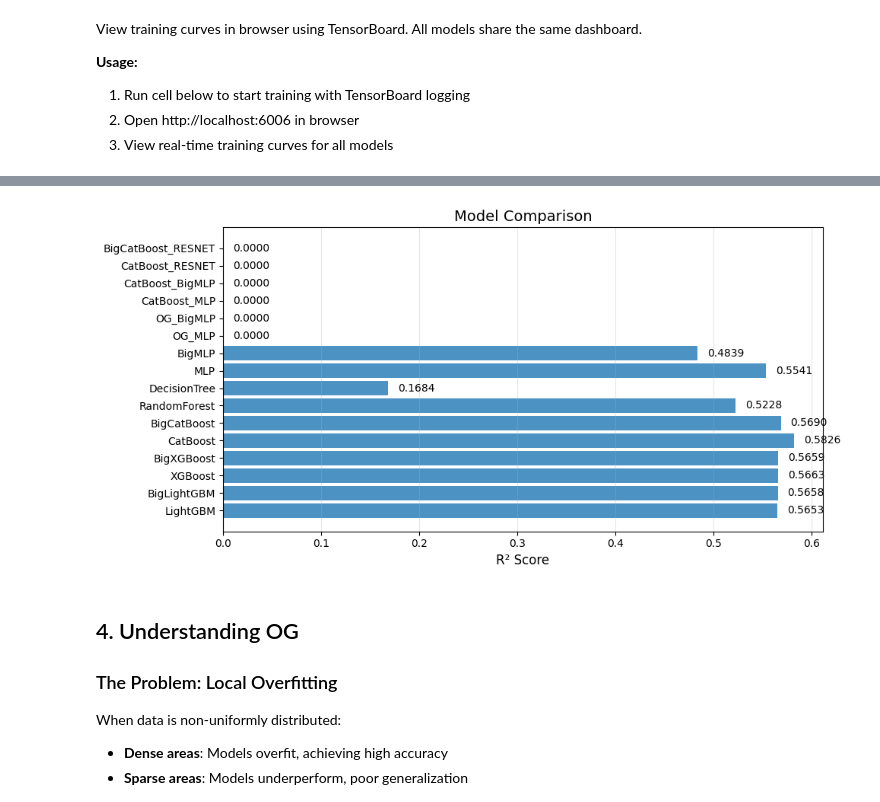
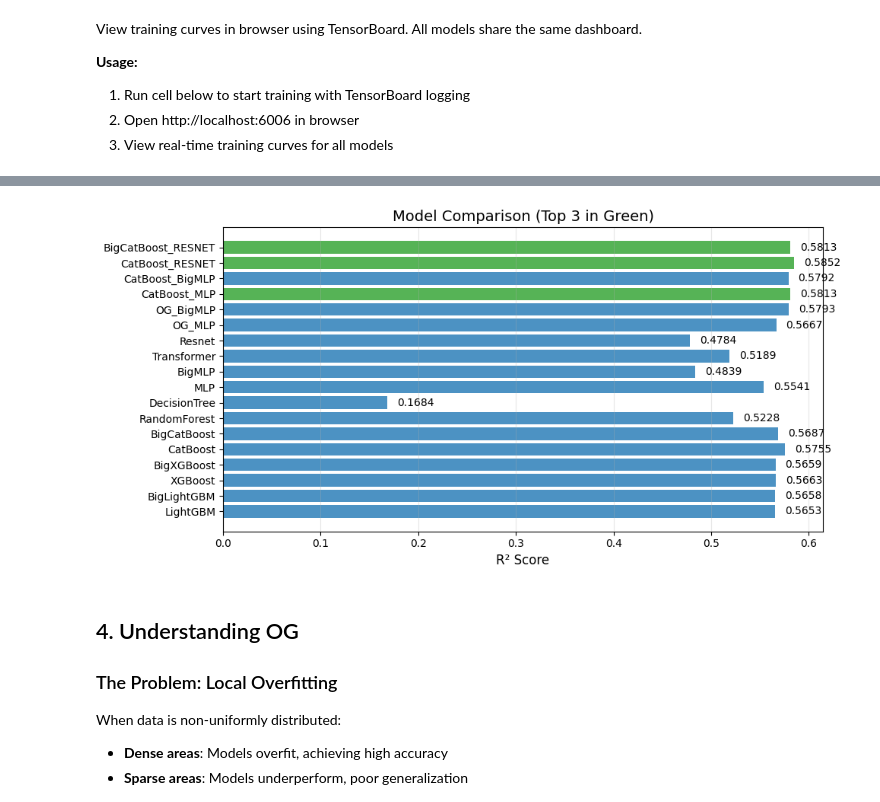
Before and after one commit to px39n/og-learn, a Jupyter notebook: examples/1. OG_Tutorial.ipynb, the cells around one changed output, grey strips where cells are left out. Saved outputs shown, nothing was run; the diff lists cells and outputs as text; code cells hidden in the pictures.

```diff
--- a/examples/1. OG_Tutorial.ipynb
+++ b/examples/1. OG_Tutorial.ipynb
@@ -356,12 +356,12 @@ models_tb = {
     'OG_BigMLP': OGModel(hv='biglightgbm', lv='bigmlp', epochs=EPOCHS, eval_every_epochs=EVAL_EVERY),
 
     # === OG Models ===
-    'CatBoost_MLP': OGModel(hv='CatBoost', lv='mlp', epochs=EPOCHS, eval_every_epochs=EVAL_EVERY),
-    'CatBoost_BigMLP': OGModel(hv='CatBoost', lv='bigmlp', epochs=EPOCHS, eval_every_epochs=EVAL_EVERY),
+    'CatBoost_MLP': OGModel(hv='catboost', lv='mlp', epochs=EPOCHS, eval_every_epochs=EVAL_EVERY),
+    'CatBoost_BigMLP': OGModel(hv='catboost', lv='bigmlp', epochs=EPOCHS, eval_every_epochs=EVAL_EVERY),
 
     # === OG Models ===
-    'CatBoost_RESNET': OGModel(hv='CatBoost', lv='resnet', epochs=EPOCHS, eval_every_epochs=EVAL_EVERY),
-    'BigCatBoost_RESNET': OGModel(hv='BigCatBoost', lv='resnet', epochs=EPOCHS, eval_every_epochs=EVAL_EVERY),
+    'CatBoost_RESNET': OGModel(hv='catboost', lv='resnet', epochs=EPOCHS, eval_every_epochs=EVAL_EVERY),
+    'BigCatBoost_RESNET': OGModel(hv='bigcatboost', lv='resnet', epochs=EPOCHS, eval_every_epochs=EVAL_EVERY),
 
 
 
@@ -430,29 +434,33 @@ Training: OG_MLP...
 # %%
 # ============================================================
 # Visualize comparison
 # ============================================================
 fig, ax = plt.subplots(figsize=(10, 5))
 
 names = list(results_tb.keys())
 scores = [results_tb[n] if results_tb[n] is not None else 0 for n in names]
 
-# Color OG models differently
-colors = ['#2ca02c' if 'OG' in n else '#1f77b4' for n in names]
+# Sort by score (descending) and get top 3 model names
+sorted_pairs = sorted(zip(names, scores), key=lambda x: x[1], reverse=True)
+top3_names = {pair[0] for pair in sorted_pairs[:3]}
+
+# Color top 3 models in green
+colors = ['#2ca02c' if n in top3_names else '#1f77b4' for n in names]
 
 bars = ax.barh(names, scores, color=colors, alpha=0.8)
 ax.set_xlabel('R² Score', fontsize=12)
-ax.set_title('Model Comparison', fontsize=14)
+ax.set_title('Model Comparison (Top 3 in Green)', fontsize=14)
 ax.grid(axis='x', alpha=0.3)
 
 # Add value labels
 for bar, score in zip(bars, scores):
     ax.text(bar.get_width() + 0.01, bar.get_y() + bar.get_height()/2,
             f'{score:.4f}', va='center', fontsize=10)
 
 plt.tight_layout()
 plt.show()
 # %% [output]
-[figure, old version]
+[figure, new version]
 # %% [markdown]
 ## 4. Understanding OG
 
```
Also changed, not shown: parts of 1 cell of this notebook, 19 other files.
